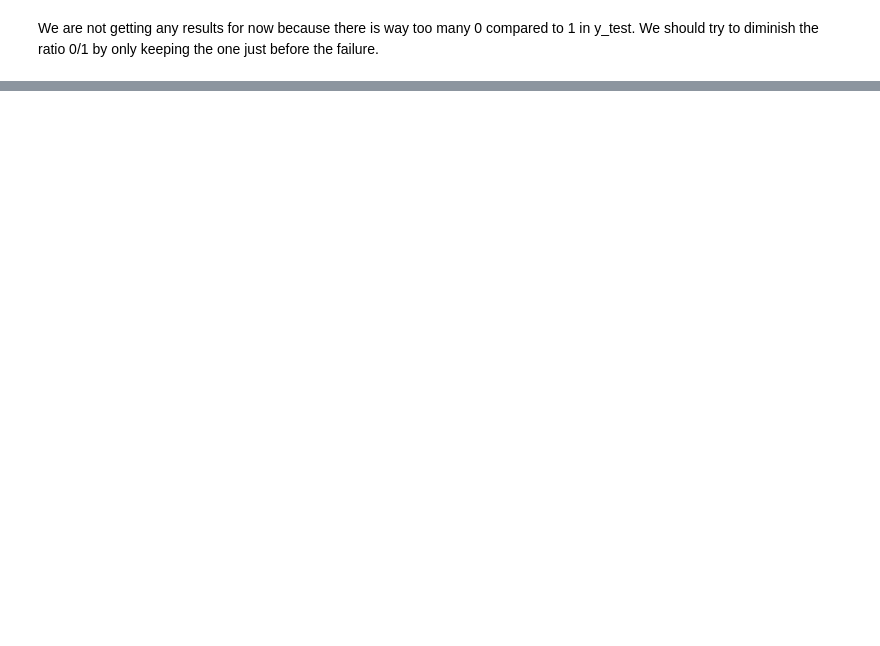
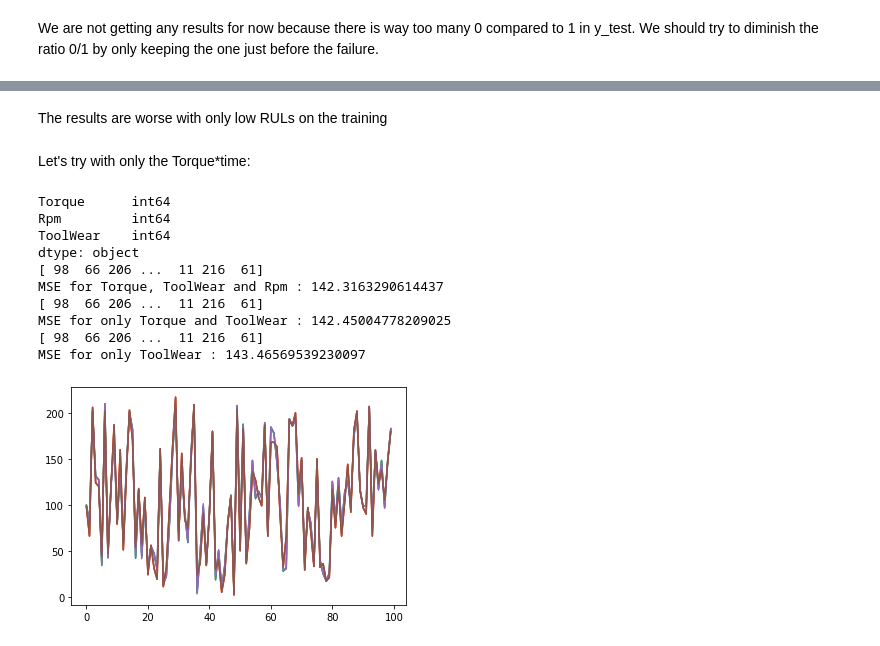
Before and after one commit to benjaminsalon/MALIS_Project, a Jupyter notebook: MALIS_Project.ipynb, the cells around one changed output, grey strips where cells are left out. Saved outputs shown, nothing was run; the diff lists cells and outputs as text; code cells hidden in the pictures; blank space fills up the shorter version.

```diff
--- a/MALIS_Project.ipynb
+++ b/MALIS_Project.ipynb
@@ -211,0 +301,52 @@ We are not getting any results for now because there is way too many 0 compared
+# %% [markdown]
+The results are worse with only low RULs on the training
+# %% [markdown]
+Let's try with only the Torque*time:
+# %%
+
+X_train_df, X_test_df, y_train_df, y_test_df=train_test_split(cumulative_df.drop(['Failure','RUL'], axis=1), cumulative_df[['RUL']], test_size=4000)
+print(X_train_df.dtypes)
+X_train_onlyTorque, X_test_onlyTorque = np.array(X_train_df.drop(['Rpm'],axis=1)), np.array(X_test_df.drop(['Rpm'],axis=1))
+
+X_train,X_test,y_train, y_test = np.array(X_train_df), np.array(X_test_df), np.ravel(np.array(y_train_df)),np.ravel(np.array(y_test_df))
+reg = LinearRegression().fit(X_train,y_train)
+y_hat = reg.predict(X_test)
+abscissas = [i for i in range(100)]
+plt.plot(abscissas,y_hat[:100])
+plt.plot(abscissas,y_test[:100])
+print(y_test)
+MSE= 1/len(X_test)*np.sum((y_test-y_hat)**2)
+print("MSE for Torque, ToolWear and Rpm : " + str(MSE))
+
+reg = LinearRegression().fit(X_train_onlyTorque,y_train)
+y_hat = reg.predict(X_test_onlyTorque)
+abscissas = [i for i in range(100)]
+plt.plot(abscissas,y_hat[:100])
+plt.plot(abscissas,y_test[:100])
+print(y_test)
+MSE= 1/len(X_test)*np.sum((y_test-y_hat)**2)
+print("MSE for only Torque and ToolWear : " + str(MSE))
+
+#Let's see if we only keep the tool Wear
+X_train_onlyTorque, X_test_onlyTorque = np.array(X_train_df.drop(['Rpm','Torque'],axis=1)), np.array(X_test_df.drop(['Rpm','Torque'],axis=1))
+
+reg = LinearRegression().fit(X_train_onlyTorque,y_train)
+y_hat = reg.predict(X_test_onlyTorque)
+abscissas = [i for i in range(100)]
+plt.plot(abscissas,y_hat[:100])
+plt.plot(abscissas,y_test[:100])
+print(y_test)
+MSE= 1/len(X_test)*np.sum((y_test-y_hat)**2)
+print("MSE for only ToolWear : " + str(MSE))
+# %% [output]
+Torque      int64
+Rpm         int64
+ToolWear    int64
+dtype: object
+[ 98  66 206 ...  11 216  61]
+MSE for Torque, ToolWear and Rpm : 142.3163290614437
+[ 98  66 206 ...  11 216  61]
+MSE for only Torque and ToolWear : 142.45004778209025
+[ 98  66 206 ...  11 216  61]
+MSE for only ToolWear : 143.46569539230097
+[figure, added]
```
Also changed, not shown: parts of 30 cells of this notebook.
